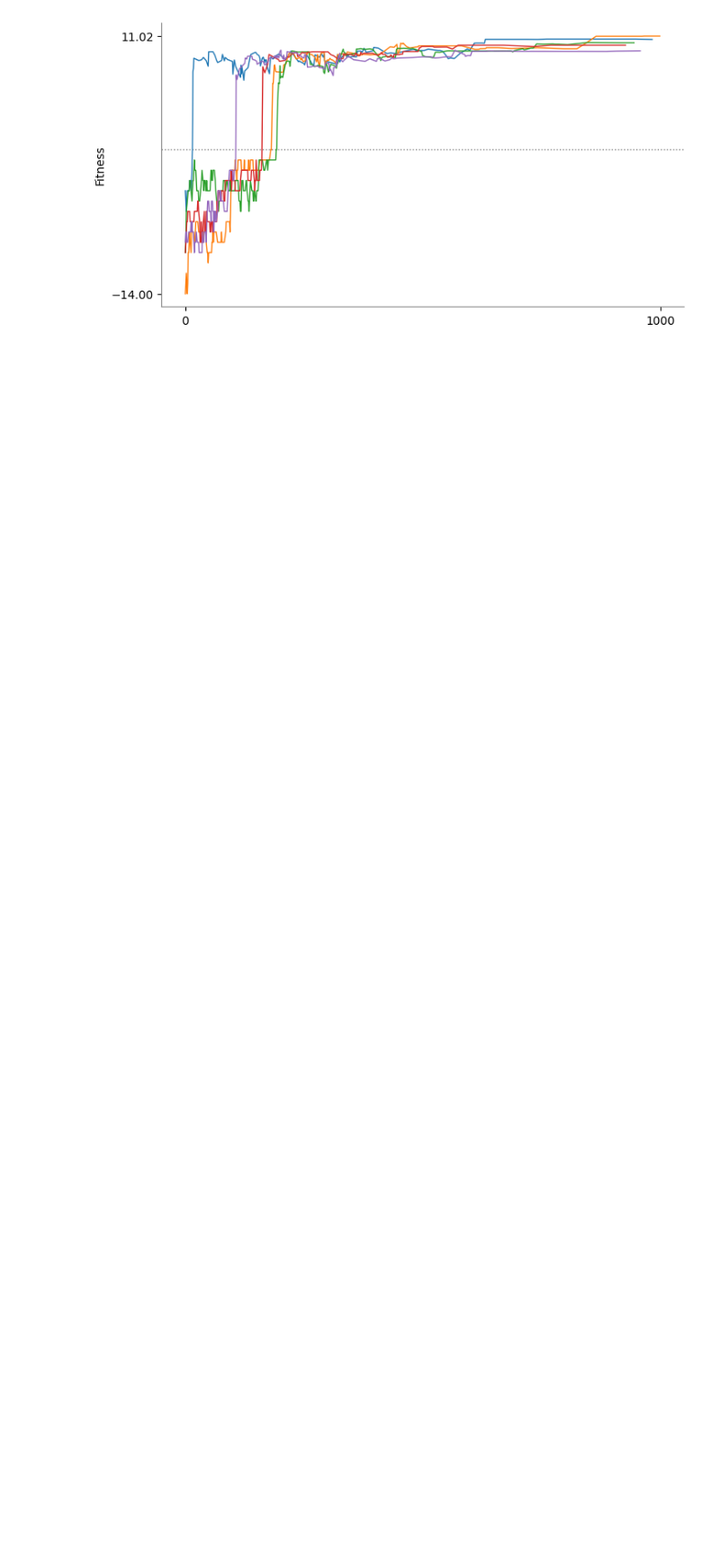
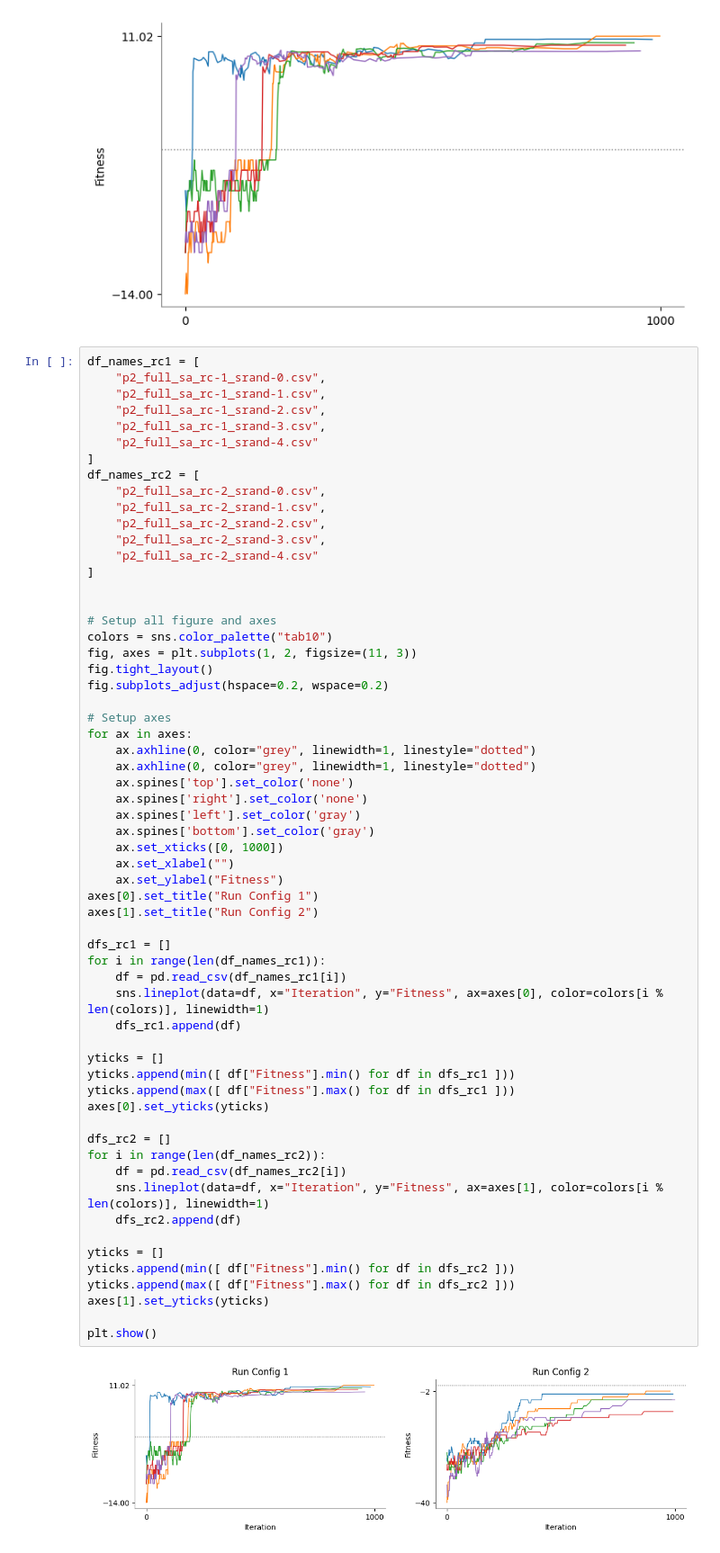
Before and after one commit to tomster12/factorio-blueprints, a Jupyter notebook: FactorioBlueprints/logs/visualize.ipynb, the cells around one changed output. Shown at 90% size. Drawn from its saved outputs; the diff is of its cells as text; blank space fills up the shorter version.

Commit message:
Visualize more

```diff
--- a/FactorioBlueprints/logs/visualize.ipynb
+++ b/FactorioBlueprints/logs/visualize.ipynb
@@ -249,3 +249,65 @@ ax.spines['bottom'].set_color('gray')
 plt.show()
 # %% [output]
 [figure]
+# %%
+df_names_rc1 = [
+    "p2_full_sa_rc-1_srand-0.csv",
+    "p2_full_sa_rc-1_srand-1.csv",
+    "p2_full_sa_rc-1_srand-2.csv",
+    "p2_full_sa_rc-1_srand-3.csv",
+    "p2_full_sa_rc-1_srand-4.csv"
+]
+df_names_rc2 = [
+    "p2_full_sa_rc-2_srand-0.csv",
+    "p2_full_sa_rc-2_srand-1.csv",
+    "p2_full_sa_rc-2_srand-2.csv",
+    "p2_full_sa_rc-2_srand-3.csv",
+    "p2_full_sa_rc-2_srand-4.csv"
+]
+
+
+# Setup all figure and axes
+colors = sns.color_palette("tab10")
+fig, axes = plt.subplots(1, 2, figsize=(11, 3))
+fig.tight_layout()
+fig.subplots_adjust(hspace=0.2, wspace=0.2)
+
+# Setup axes
+for ax in axes:
+    ax.axhline(0, color="grey", linewidth=1, linestyle="dotted")
+    ax.axhline(0, color="grey", linewidth=1, linestyle="dotted")
+    ax.spines['top'].set_color('none')
+    ax.spines['right'].set_color('none')
+    ax.spines['left'].set_color('gray')
+    ax.spines['bottom'].set_color('gray')
+    ax.set_xticks([0, 1000])
+    ax.set_xlabel("")
+    ax.set_ylabel("Fitness")
+axes[0].set_title("Run Config 1")
+axes[1].set_title("Run Config 2")
+
+dfs_rc1 = []
+for i in range(len(df_names_rc1)):
+    df = pd.read_csv(df_names_rc1[i])
+    sns.lineplot(data=df, x="Iteration", y="Fitness", ax=axes[0], color=colors[i % len(colors)], linewidth=1)
+    dfs_rc1.append(df)
+
+yticks = []
+yticks.append(min([ df["Fitness"].min() for df in dfs_rc1 ]))
+yticks.append(max([ df["Fitness"].max() for df in dfs_rc1 ]))
+axes[0].set_yticks(yticks)
+
+dfs_rc2 = []
+for i in range(len(df_names_rc2)):
+    df = pd.read_csv(df_names_rc2[i])
+    sns.lineplot(data=df, x="Iteration", y="Fitness", ax=axes[1], color=colors[i % len(colors)], linewidth=1)
+    dfs_rc2.append(df)
+
+yticks = []
+yticks.append(min([ df["Fitness"].min() for df in dfs_rc2 ]))
+yticks.append(max([ df["Fitness"].max() for df in dfs_rc2 ]))
+axes[1].set_yticks(yticks)
+
+plt.show()
+# %% [output]
+[figure, added]
```
Also changed, not shown: 1 other file.
